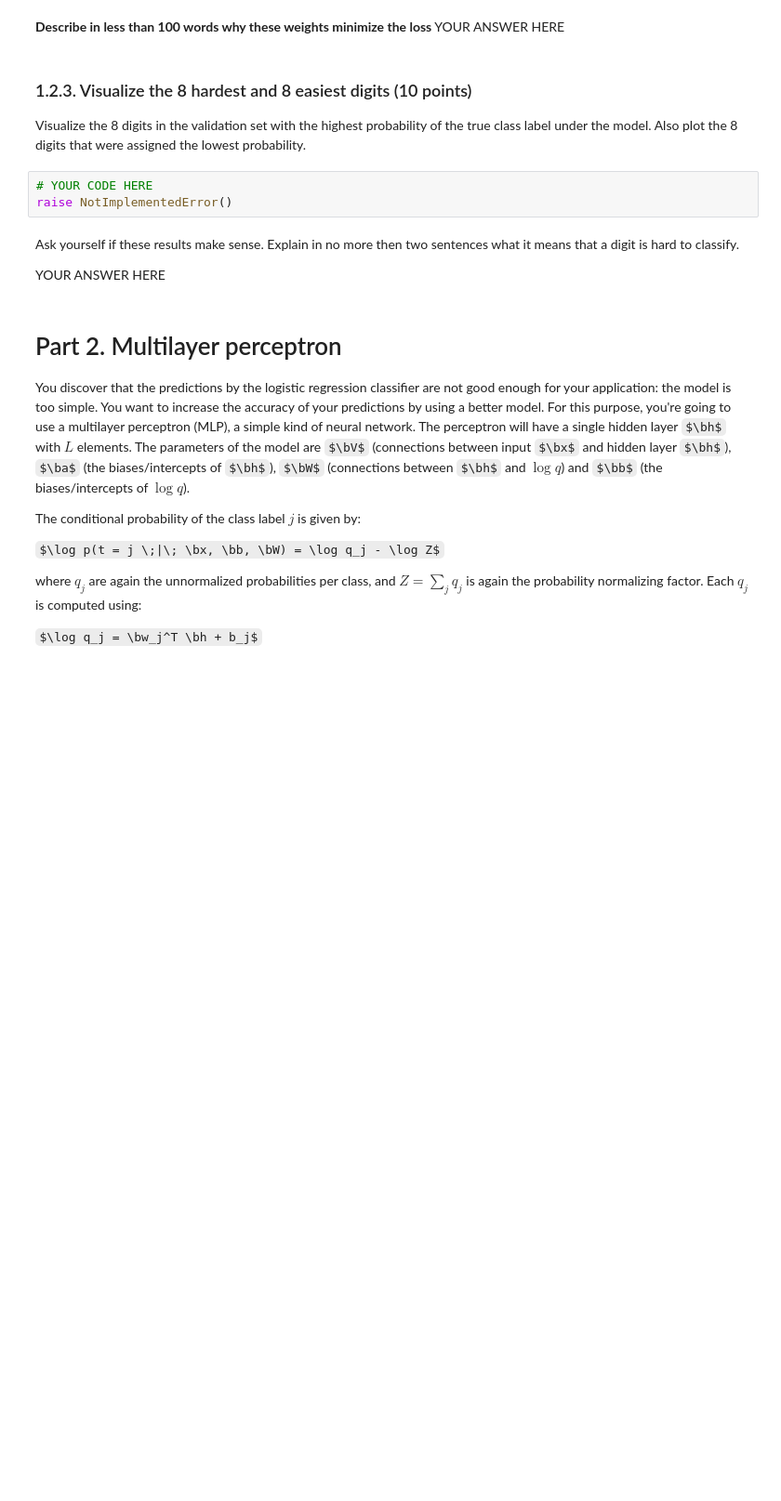
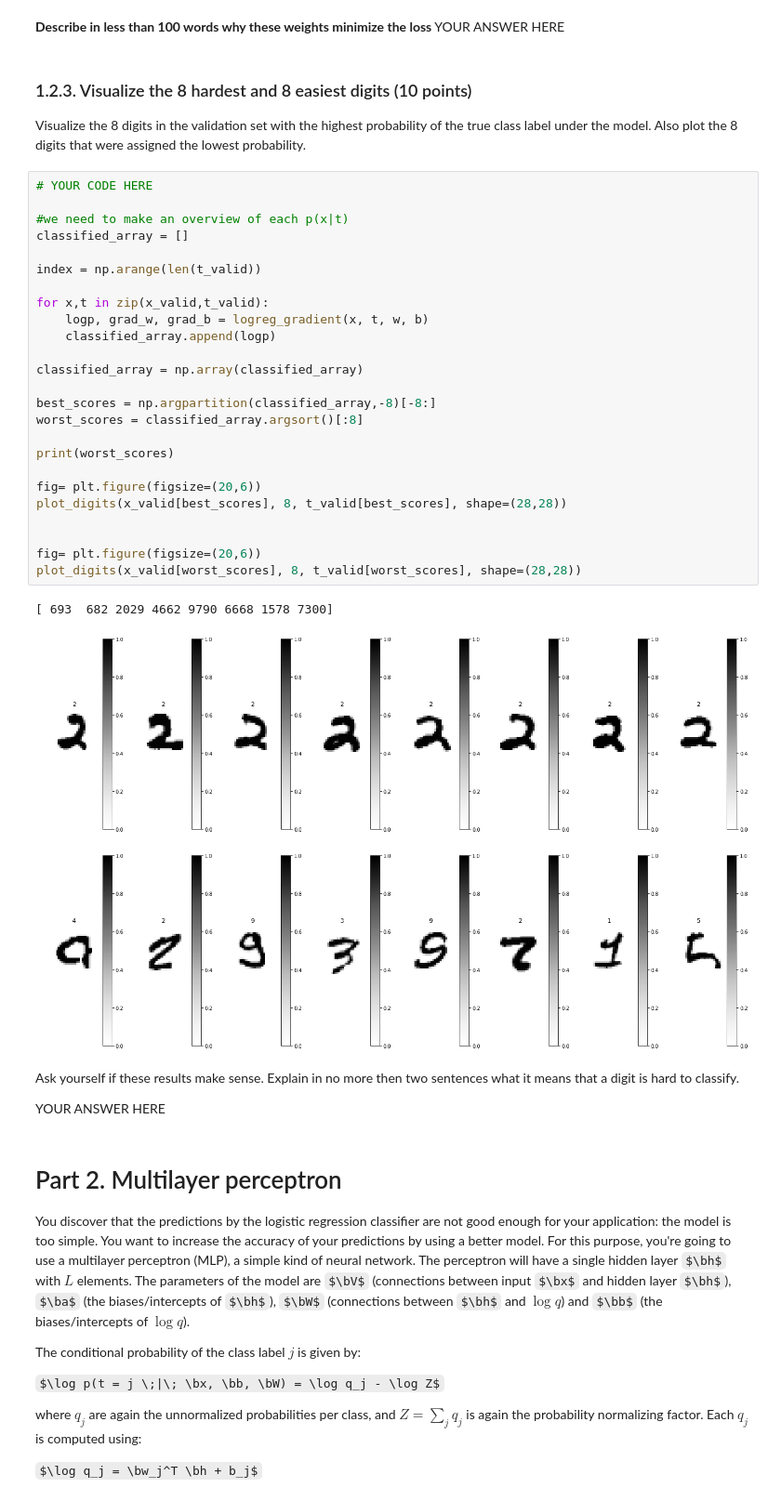
Before and after one commit to mcoenegracht/ml1-labs, a Jupyter notebook: lab2/lab2.ipynb, the cells around one changed output. Shown at 93% size. Cells and saved outputs as stored; diff of their text form; some formulas as TeX source; blank space fills up the shorter version.

```diff
--- a/lab2/lab2.ipynb
+++ b/lab2/lab2.ipynb
@@ -420,9 +557,35 @@ YOUR ANSWER HERE
 ### 1.2.3. Visualize the 8 hardest and 8 easiest digits (10 points)
 Visualize the 8 digits in the validation set with the highest probability of the true class label under the model.
 Also plot the 8 digits that were assigned the lowest probability.
-# %%
-# YOUR CODE HERE
-raise NotImplementedError()
+# %%
+# YOUR CODE HERE
+
+#we need to make an overview of each p(x|t)
+classified_array = []
+
+index = np.arange(len(t_valid))
+
+for x,t in zip(x_valid,t_valid):
+    logp, grad_w, grad_b = logreg_gradient(x, t, w, b)
+    classified_array.append(logp)
+
+classified_array = np.array(classified_array)
+
+best_scores = np.argpartition(classified_array,-8)[-8:]
+worst_scores = classified_array.argsort()[:8]
+
+print(worst_scores)
+
+fig= plt.figure(figsize=(20,6))
+plot_digits(x_valid[best_scores], 8, t_valid[best_scores], shape=(28,28))
+
+
+fig= plt.figure(figsize=(20,6))
+plot_digits(x_valid[worst_scores], 8, t_valid[worst_scores], shape=(28,28))
+# %% [output]
+[ 693  682 2029 4662 9790 6668 1578 7300]
+[figure, added]
+[figure, added]
 # %% [markdown]
 Ask yourself if these results make sense. Explain in no more then two sentences what it means that a digit is hard to classify.
 
```
Also changed, not shown: parts of 15 cells of this notebook.
